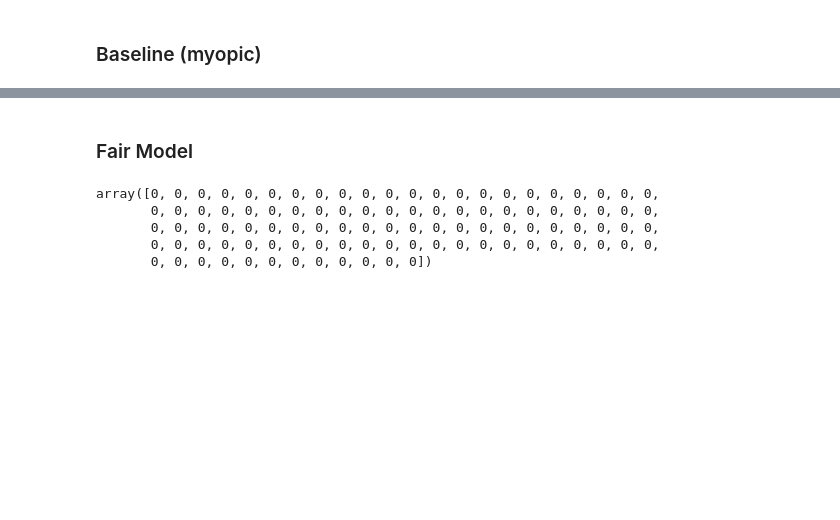
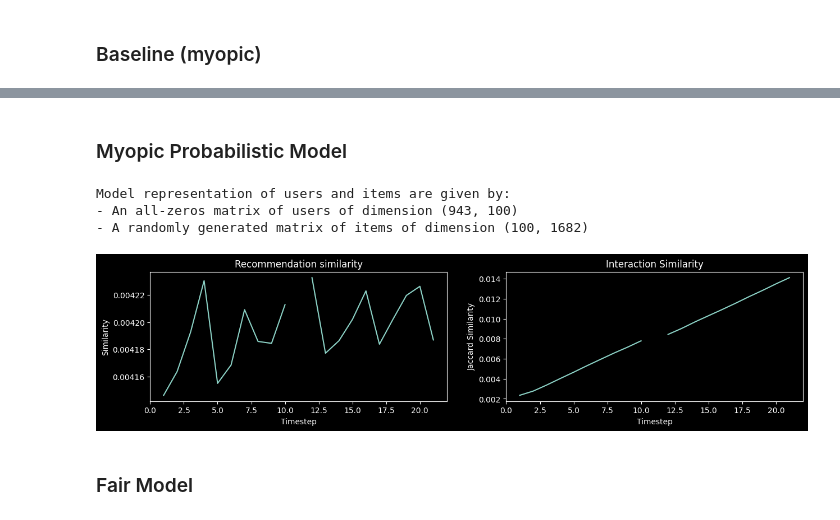
Before and after one commit to jannikjw/fair-recommender-systems, a Jupyter notebook: trecs_exp.ipynb, the cells around one changed output, grey strips where cells are left out. Drawn from its saved outputs; the diff is of its cells as text; code cells hidden in the pictures; blank space fills up the shorter version.

```diff
--- a/trecs_exp.ipynb
+++ b/trecs_exp.ipynb
@@ -130,0 +203,23 @@ ax[1].set_ylabel('Jaccard Similarity')
+# %% [markdown]
+### Myopic Probabilistic Model
+# %%
+# Myopic Model with probabilistic recommendations
+myopic_prob = BubbleBurster(
+    probabilistic_recommendations=False,
+    item_topics=item_topics,
+    actual_item_representation=item_representation,
+    actual_user_representation=users,
+    num_attributes=n_attrs,
+    record_base_state=True,
+)
+
+# Add Metrics
+myopic_prob.add_metrics(*measurements_list)
+
+print("Model representation of users and items are given by:")
+print(f"- An all-zeros matrix of users of dimension {myopic.predicted_user_profiles.shape}")
+print(f"- A randomly generated matrix of items of dimension {myopic.predicted_item_attributes.shape}")
+# %% [output]
+Model representation of users and items are given by:
+- An all-zeros matrix of users of dimension (943, 100)
+- A randomly generated matrix of items of dimension (100, 1682)
@@ -131,3 +229,10 @@ ax[1].set_ylabel('Jaccard Similarity')
+# %%
+myopic_prob_measurements = myopic.get_measurements()
+myopic_prob_measurements_df = pd.DataFrame(myopic_prob_measurements)
+myopic_prob_measurements_df.to_csv(f'artefacts/ml_myopic_prob_measurements_{timesteps}timesteps_{max_iter}maxiter_{nmf_solver}solver_{n_attrs}nAttrs.csv')
+plot_measurements(myopic_prob_measurements_df)
+# %% [output]
+[figure, added]
 # %% [markdown]
 ### Fair Model
 # %%
@@ -166,8 +256,0 @@ recsys.add_metrics(InteractionMeasurement(), MSEMeasurement(diagnostics=True), I
-# %%
-sum(recsys.user_topic_history)
-# %% [output]
-array([0, 0, 0, 0, 0, 0, 0, 0, 0, 0, 0, 0, 0, 0, 0, 0, 0, 0, 0, 0, 0, 0,
-       0, 0, 0, 0, 0, 0, 0, 0, 0, 0, 0, 0, 0, 0, 0, 0, 0, 0, 0, 0, 0, 0,
-       0, 0, 0, 0, 0, 0, 0, 0, 0, 0, 0, 0, 0, 0, 0, 0, 0, 0, 0, 0, 0, 0,
-       0, 0, 0, 0, 0, 0, 0, 0, 0, 0, 0, 0, 0, 0, 0, 0, 0, 0, 0, 0, 0, 0,
-       0, 0, 0, 0, 0, 0, 0, 0, 0, 0, 0, 0])
```
Also changed, not shown: parts of 28 cells of this notebook, 3 other files.
